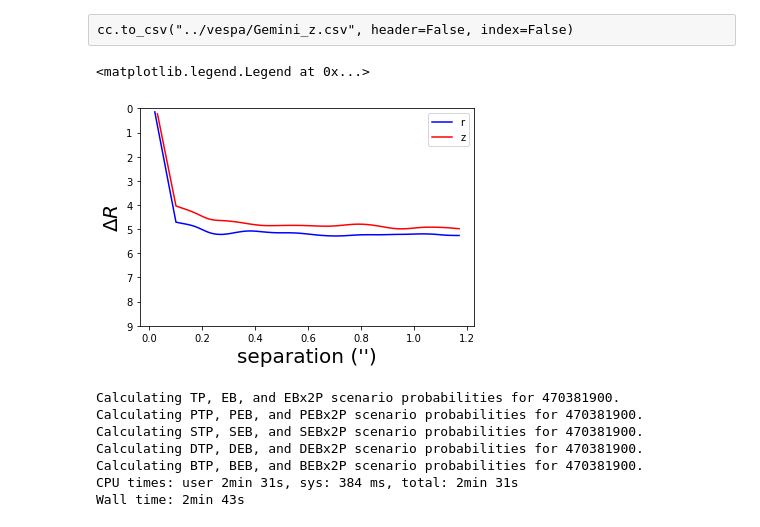
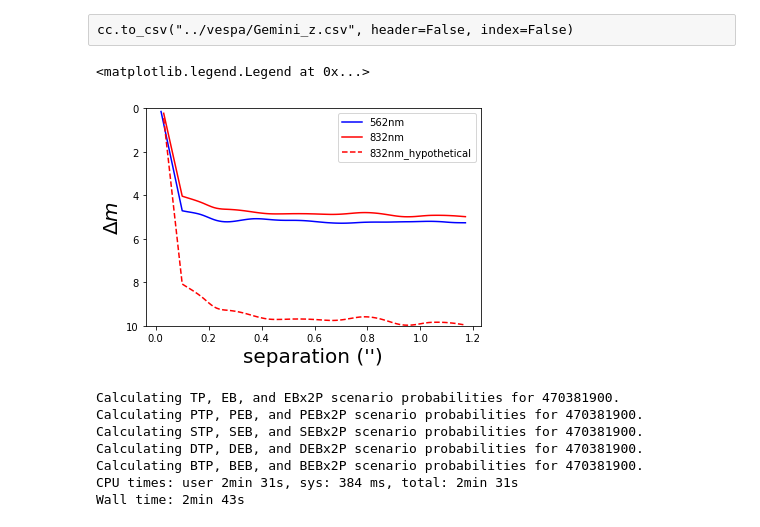
Before and after one commit to jpdeleon/toi1696, a Jupyter notebook: notebooks/triceratops.ipynb, the cells around one changed output. Cells and saved outputs as stored; diff of their text form; code cells hidden in the pictures.

```diff
--- a/notebooks/triceratops.ipynb
+++ b/notebooks/triceratops.ipynb
@@ -195,16 +195,18 @@ cc.to_csv("../vespa/Gemini_z.csv", header=False, index=False)
 # %%
 cc1 = pd.read_csv("../vespa/Gemini_r.csv", names=['r','dmag'])
 cc2 = pd.read_csv("../vespa/Gemini_z.csv", names=['r','dmag'])
+cc3 = pd.read_csv("../vespa/Gemini_z2.csv", names=['r','dmag'])
 # %%
-plt.plot(cc1.r, cc1.dmag, 'b-', label='r');
-plt.plot(cc2.r, cc2.dmag, 'r-', label='z');
-plt.ylim(9,0);
-plt.ylabel("$\\Delta R$", fontsize=20);
+plt.plot(cc1.r, cc1.dmag, 'b-', label='562nm');
+plt.plot(cc2.r, cc2.dmag, 'r-', label='832nm');
+plt.plot(cc3.r, cc3.dmag, 'r--', label='832nm_hypothetical');
+plt.ylim(10,0);
+plt.ylabel("$\\Delta m$", fontsize=20);
 plt.xlabel("separation ('')", fontsize=20);
 plt.legend()
 # %% [output]
 <matplotlib.legend.Legend at 0x...>
-[figure, old version]
+[figure, new version]
 # %%
 %%time
 lc_binsize = (time.max()-time.min())/100
```
Also changed, not shown: parts of 2 cells of this notebook, 8 other files.
